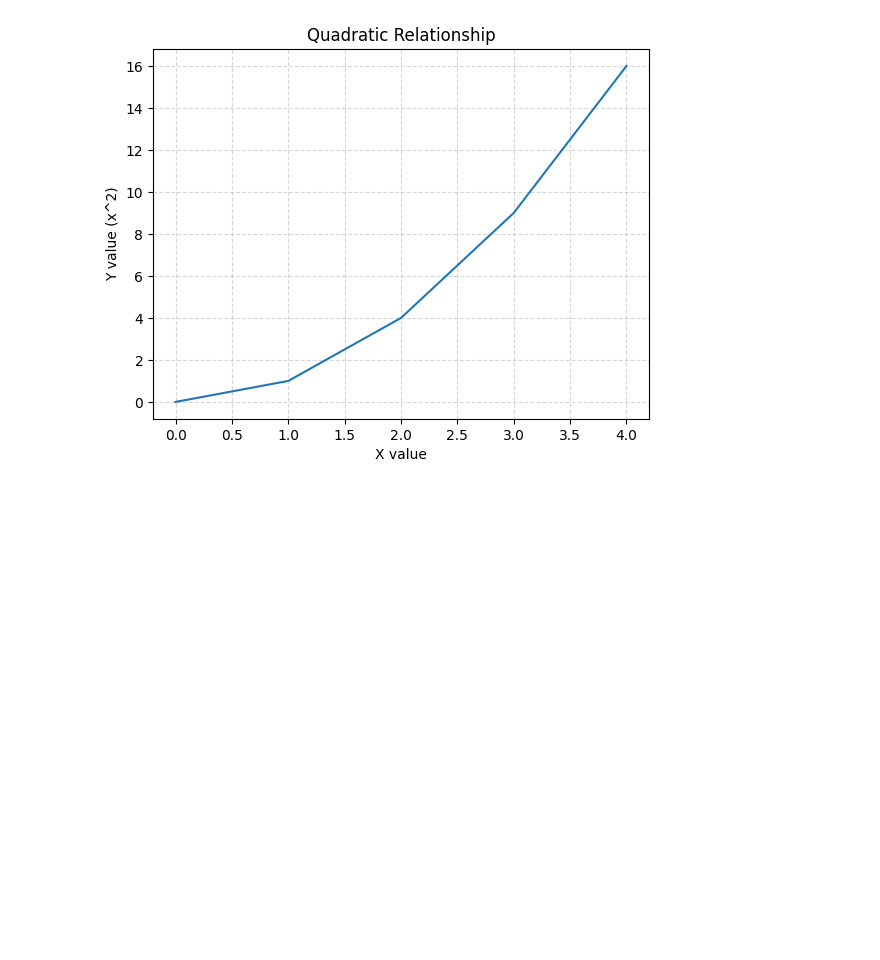
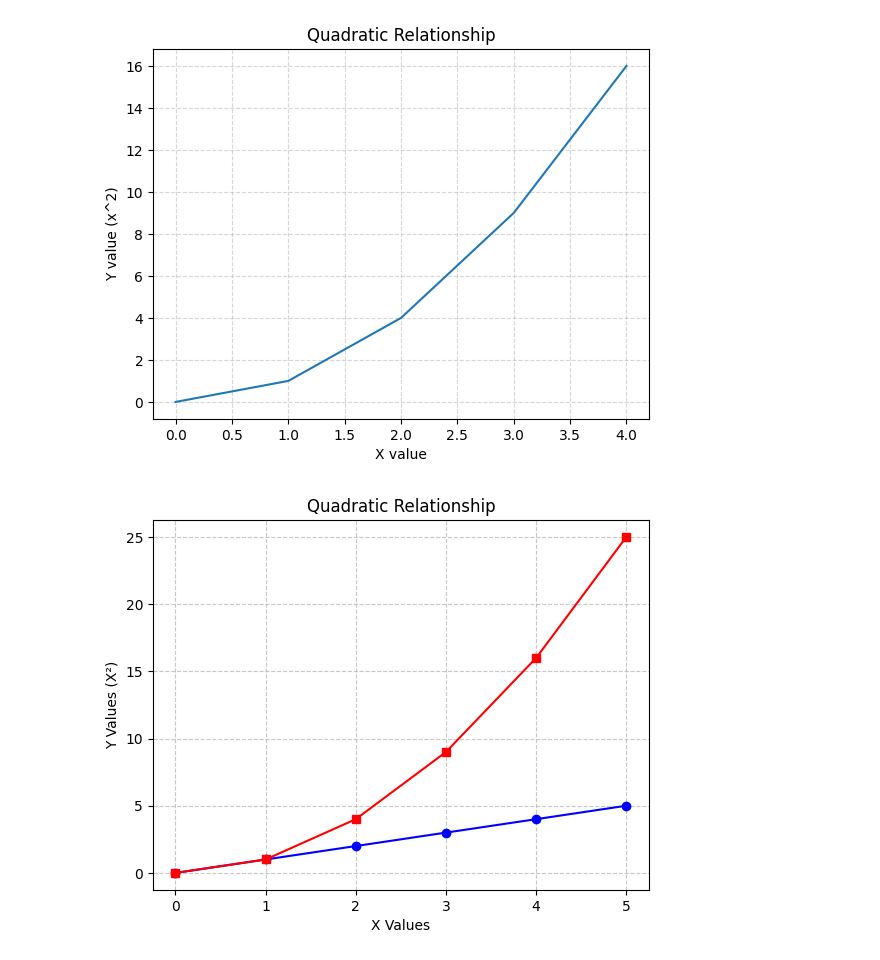
Before and after one commit to ivycollegiate-development/v2-52-plotting-with-formulas-comp_math, a Jupyter notebook: Ian/Ian.ipynb, the cells around one changed output. Cells and saved outputs as stored; diff of their text form; code cells hidden in the pictures; blank space fills up the shorter version.

```diff
--- a/Ian/Ian.ipynb
+++ b/Ian/Ian.ipynb
@@ -10,3 +10,17 @@ plt.grid(True, linestyle='--', alpha=0.5)
 plt.show()
 # %% [output]
 [figure]
+# %%
+import matplotlib.pyplot as plt
+x_values = [0, 1, 2, 3, 4, 5]
+linear_y = [0, 1, 2, 3, 4, 5]
+quadratic_y = [0, 1, 4, 9, 16, 25]
+plt.plot(x_values, linear_y, 'b-o', label='Linear (y=x)')
+plt.plot(x_values, quadratic_y,'r-s' ,label='Quadratic(y=x^2)')
+plt.xlabel('X Values')
+plt.ylabel('Y Values (X²)')
+plt.title('Quadratic Relationship')
+plt.grid(True, linestyle='--', alpha=0.7)
+plt.show()
+# %% [output]
+[figure, added]
```
